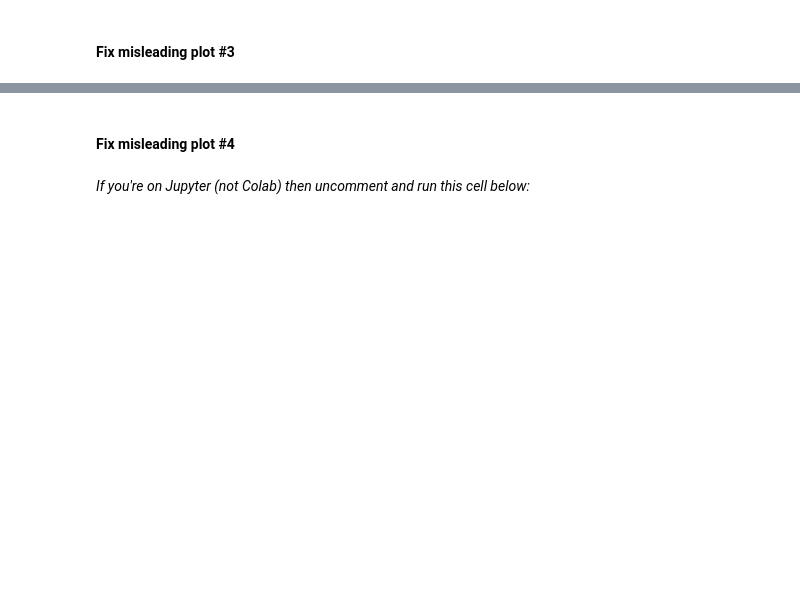
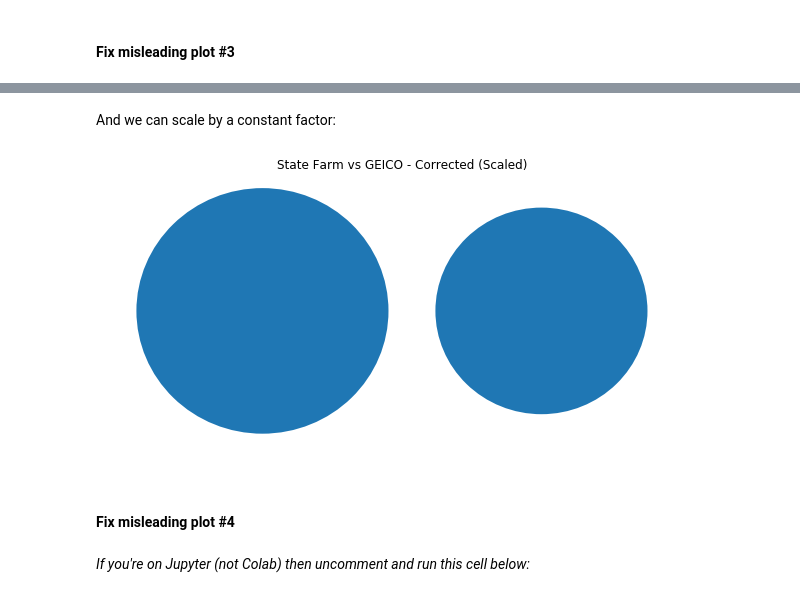
Before and after one commit to bloominstituteoftechnology/DS-Sprint-02-Storytelling-With-Data, a Jupyter notebook: module2-choose-appropriate-visualizations/LS_DS_122_Choose_appropriate_visualizations.ipynb, the cells around one changed output, grey strips where cells are left out. Drawn from its saved outputs; the diff is of its cells as text; code cells hidden in the pictures; blank space fills up the shorter version.

```diff
--- a/module2-choose-appropriate-visualizations/LS_DS_122_Choose_appropriate_visualizations.ipynb
+++ b/module2-choose-appropriate-visualizations/LS_DS_122_Choose_appropriate_visualizations.ipynb
@@ -36,3 +158,23 @@ misleading.plot3()
+# %% [markdown]
+And we can scale by a constant factor:
+# %%
+scale = 18.07 / sqrt(18.07)
+
+fig, ax = plt.subplots(figsize=(10, 5))
+ax.set_xlim((0, 80))
+ax.set_ylim((0, 40))
+plt.axis('off')
+
+circle = plt.Circle(xy=(20, 20), radius=sqrt(18.07) * scale)
+ax.add_artist(circle)
+
+circle = plt.Circle(xy=(60, 20), radius=sqrt(12.79) * scale)
+ax.add_artist(circle)
+
+plt.title('State Farm vs GEICO - Corrected (Scaled)')
+plt.show()
+# %% [output]
+[figure, added]
 # %% [markdown]
 #### Fix misleading plot #4
 # %% [markdown]
```
Also changed, not shown: parts of 50 cells of this notebook.
